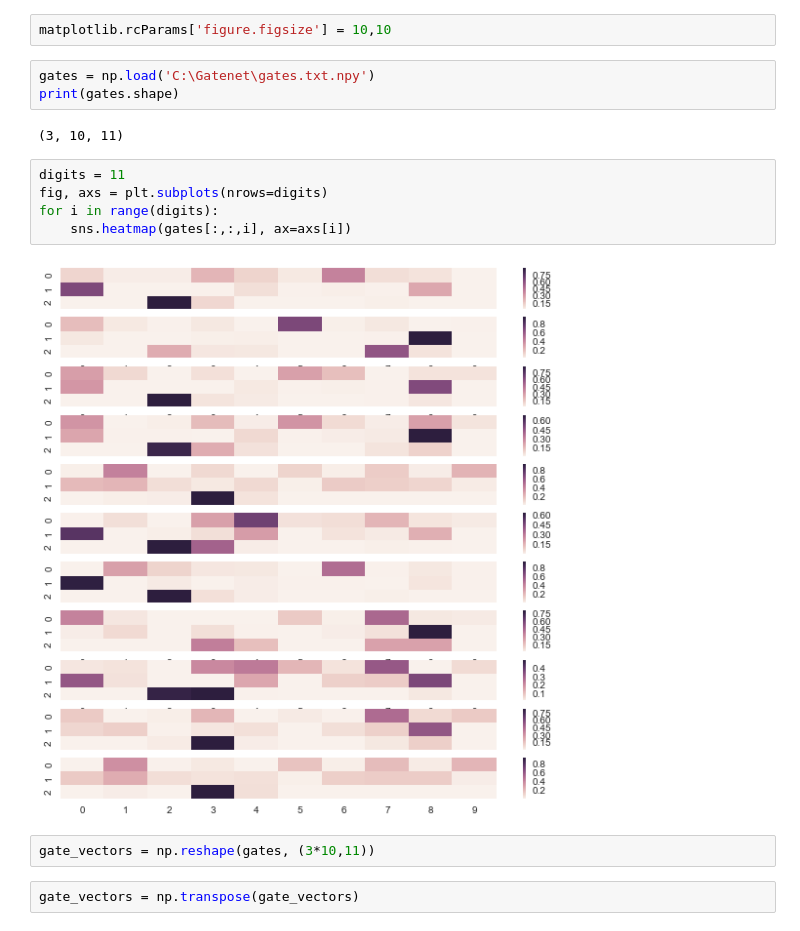
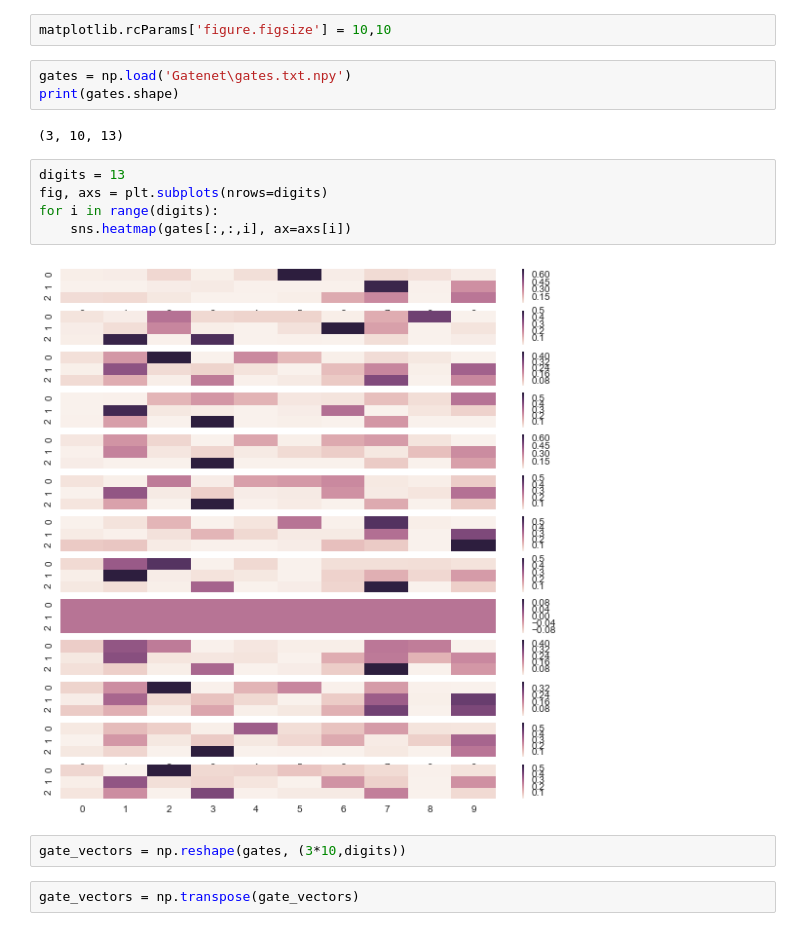
Before and after one commit to polzounov/gatenet, a Jupyter notebook: Gatenet/visualize_gates.ipynb, the cells around one changed output. Saved outputs shown, nothing was run; the diff lists cells and outputs as text.

```diff
--- a/Gatenet/visualize_gates.ipynb
+++ b/Gatenet/visualize_gates.ipynb
@@ -9,19 +9,19 @@ import matplotlib
 # %%
 matplotlib.rcParams['figure.figsize'] = 10,10
 # %%
-gates = np.load('C:\Gatenet\gates.txt.npy')
+gates = np.load('Gatenet\gates.txt.npy')
 print(gates.shape)
 # %% [output]
-(3, 10, 11)
+(3, 10, 13)
 # %%
-digits = 11
+digits = 13
 fig, axs = plt.subplots(nrows=digits)
 for i in range(digits):
     sns.heatmap(gates[:,:,i], ax=axs[i])
 # %% [output]
-[figure, old version]
+[figure, new version]
 # %%
-gate_vectors = np.reshape(gates, (3*10,11))
+gate_vectors = np.reshape(gates, (3*10,digits))
 # %%
 gate_vectors = np.transpose(gate_vectors)
 # %%
```
Also changed, not shown: parts of 1 cell of this notebook, 2 other files.
